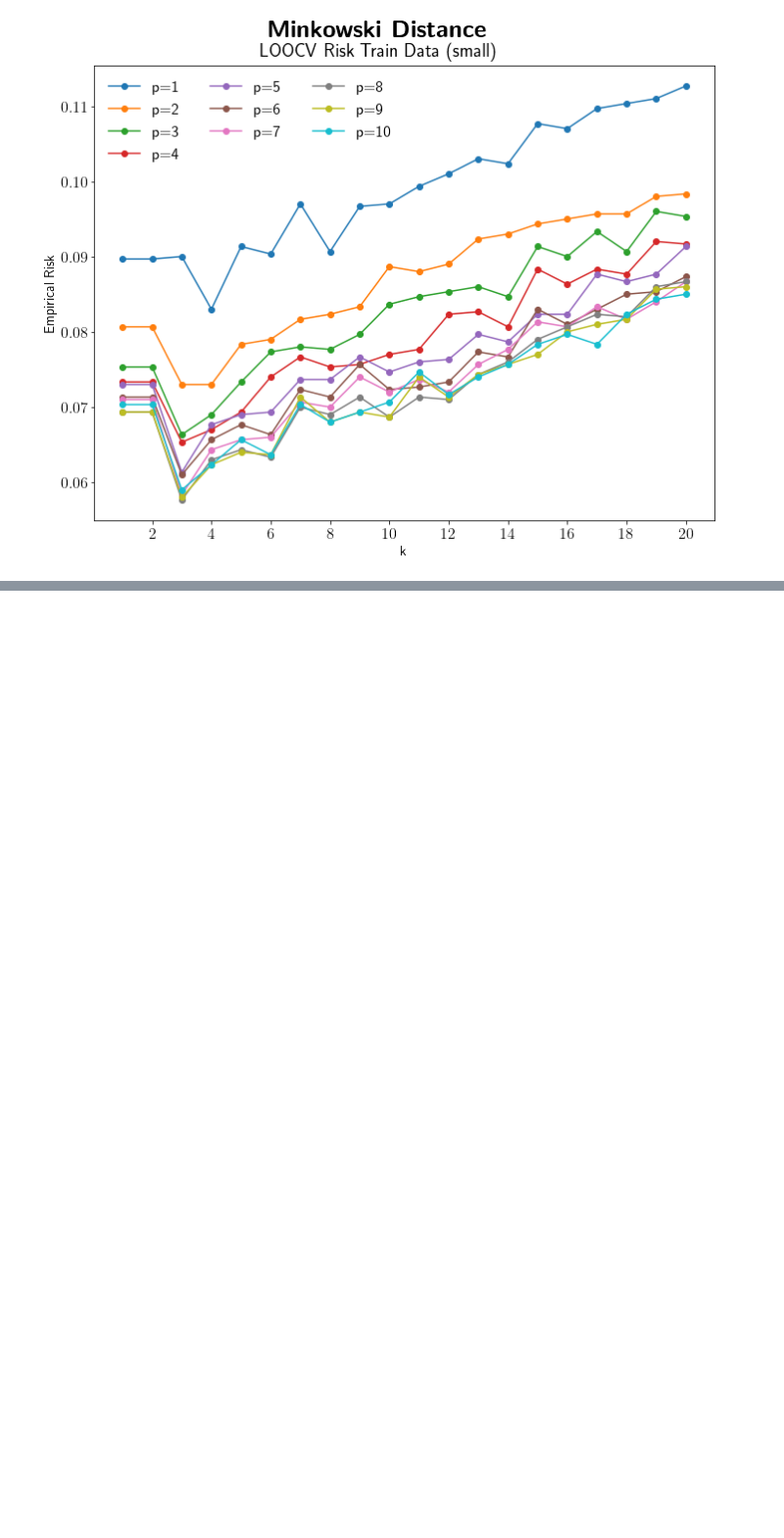
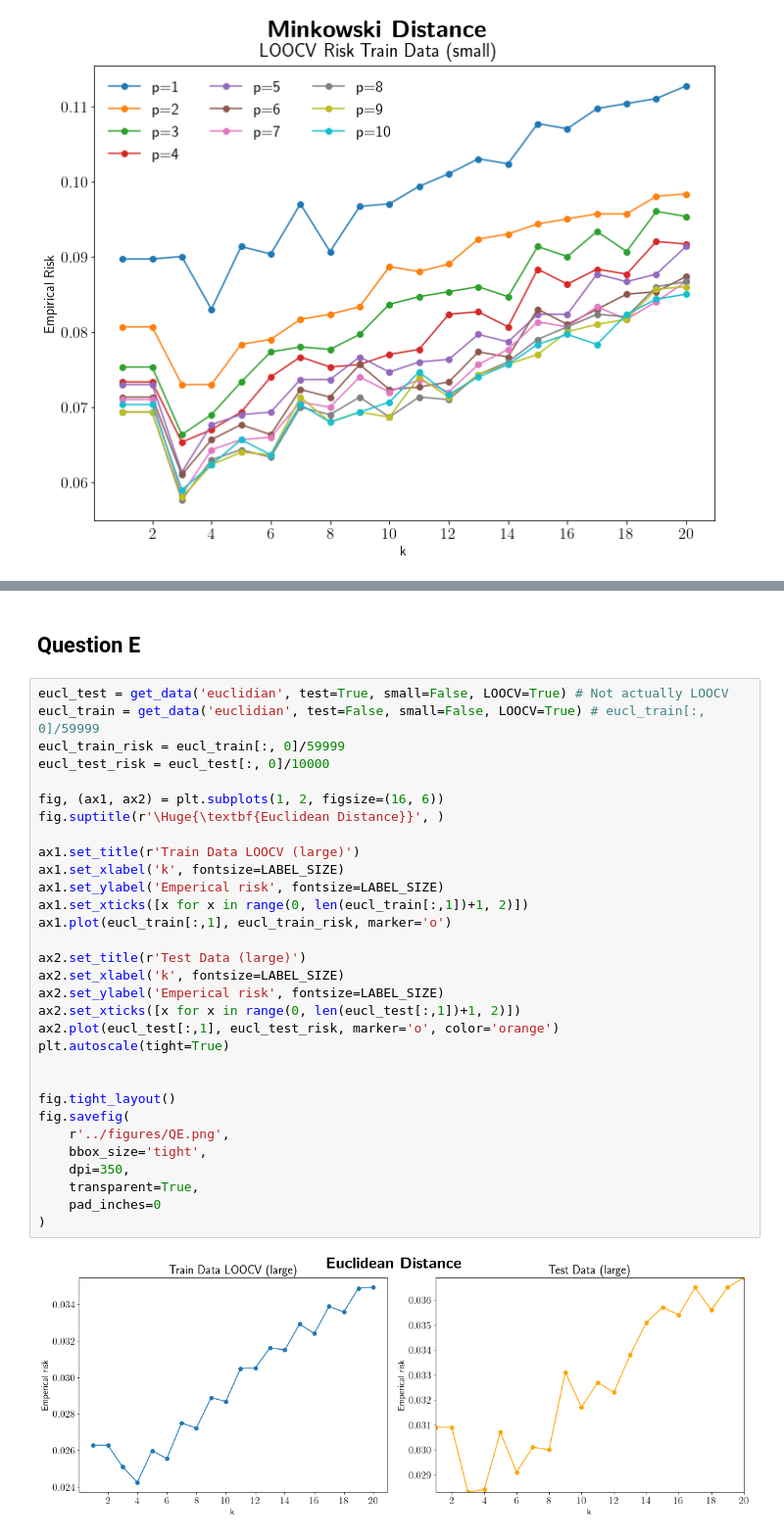
Before and after one commit to RobvanGastel/k-NN, a Jupyter notebook: notebooks/plots.ipynb, the cells around one changed output, grey strips where cells are left out. Shown: that part at 98% size. Cells and saved outputs as stored; diff of their text form; blank space fills up the shorter version.

```diff
--- a/notebooks/plots.ipynb
+++ b/notebooks/plots.ipynb
@@ -172,0 +289,35 @@ fig.savefig(
+# %% [markdown]
+## Question E
+# %%
+eucl_test = get_data('euclidian', test=True, small=False, LOOCV=True) # Not actually LOOCV
+eucl_train = get_data('euclidian', test=False, small=False, LOOCV=True) # eucl_train[:, 0]/59999
+eucl_train_risk = eucl_train[:, 0]/59999
+eucl_test_risk = eucl_test[:, 0]/10000
+
+fig, (ax1, ax2) = plt.subplots(1, 2, figsize=(16, 6))
+fig.suptitle(r'\Huge{\textbf{Euclidean Distance}}', )
+
+ax1.set_title(r'Train Data LOOCV (large)')
+ax1.set_xlabel('k', fontsize=LABEL_SIZE)
+ax1.set_ylabel('Emperical risk', fontsize=LABEL_SIZE)
+ax1.set_xticks([x for x in range(0, len(eucl_train[:,1])+1, 2)])
+ax1.plot(eucl_train[:,1], eucl_train_risk, marker='o')
+
+ax2.set_title(r'Test Data (large)')
+ax2.set_xlabel('k', fontsize=LABEL_SIZE)
+ax2.set_ylabel('Emperical risk', fontsize=LABEL_SIZE)
+ax2.set_xticks([x for x in range(0, len(eucl_test[:,1])+1, 2)])
+ax2.plot(eucl_test[:,1], eucl_test_risk, marker='o', color='orange')
+plt.autoscale(tight=True)
+
+
+fig.tight_layout()
+fig.savefig(
+    r'../figures/QE.png',
+    bbox_size='tight',
+    dpi=350,
+    transparent=True,
+    pad_inches=0
+)
+# %% [output]
+[figure, added]
```
Also changed, not shown: parts of 9 cells of this notebook, 5 other files.
